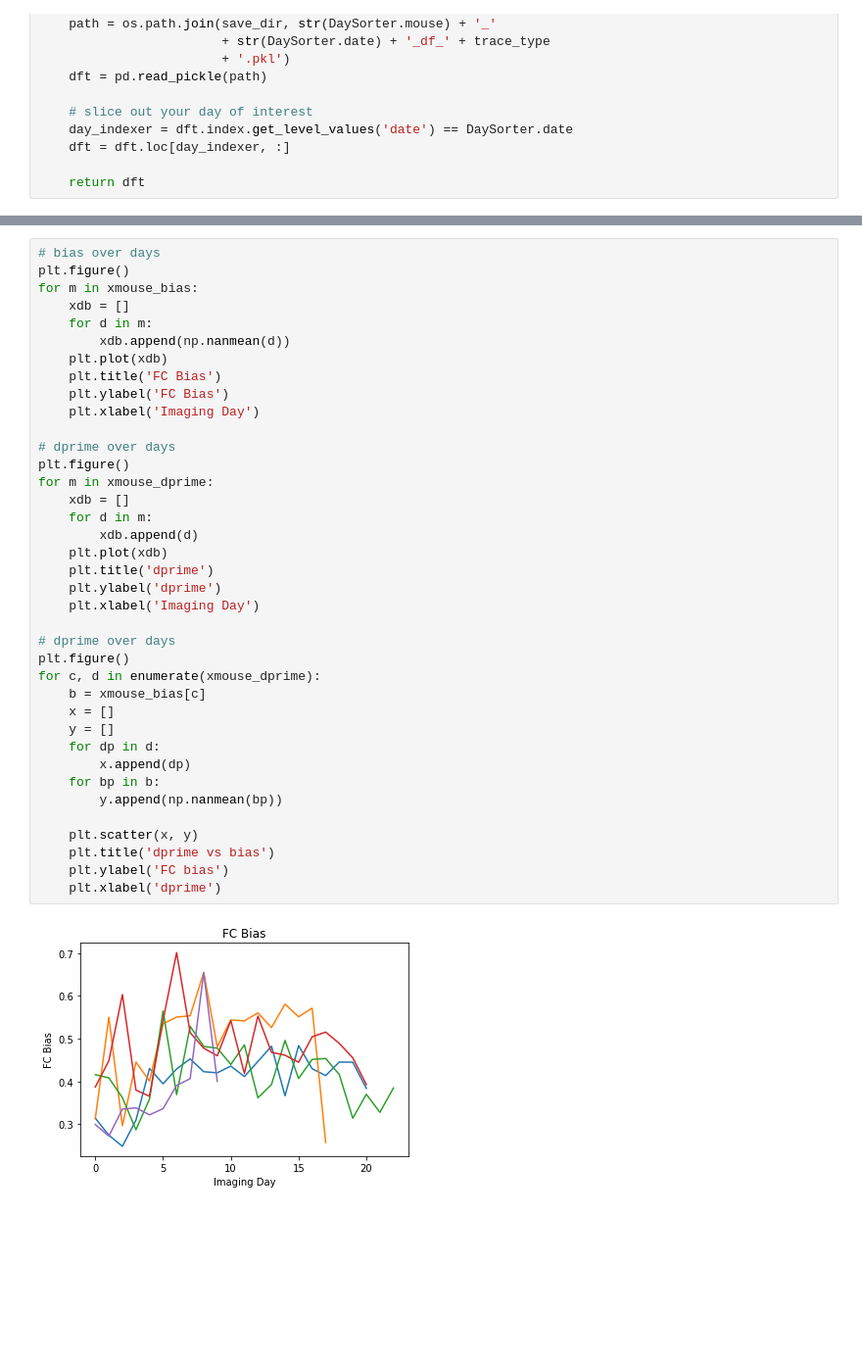
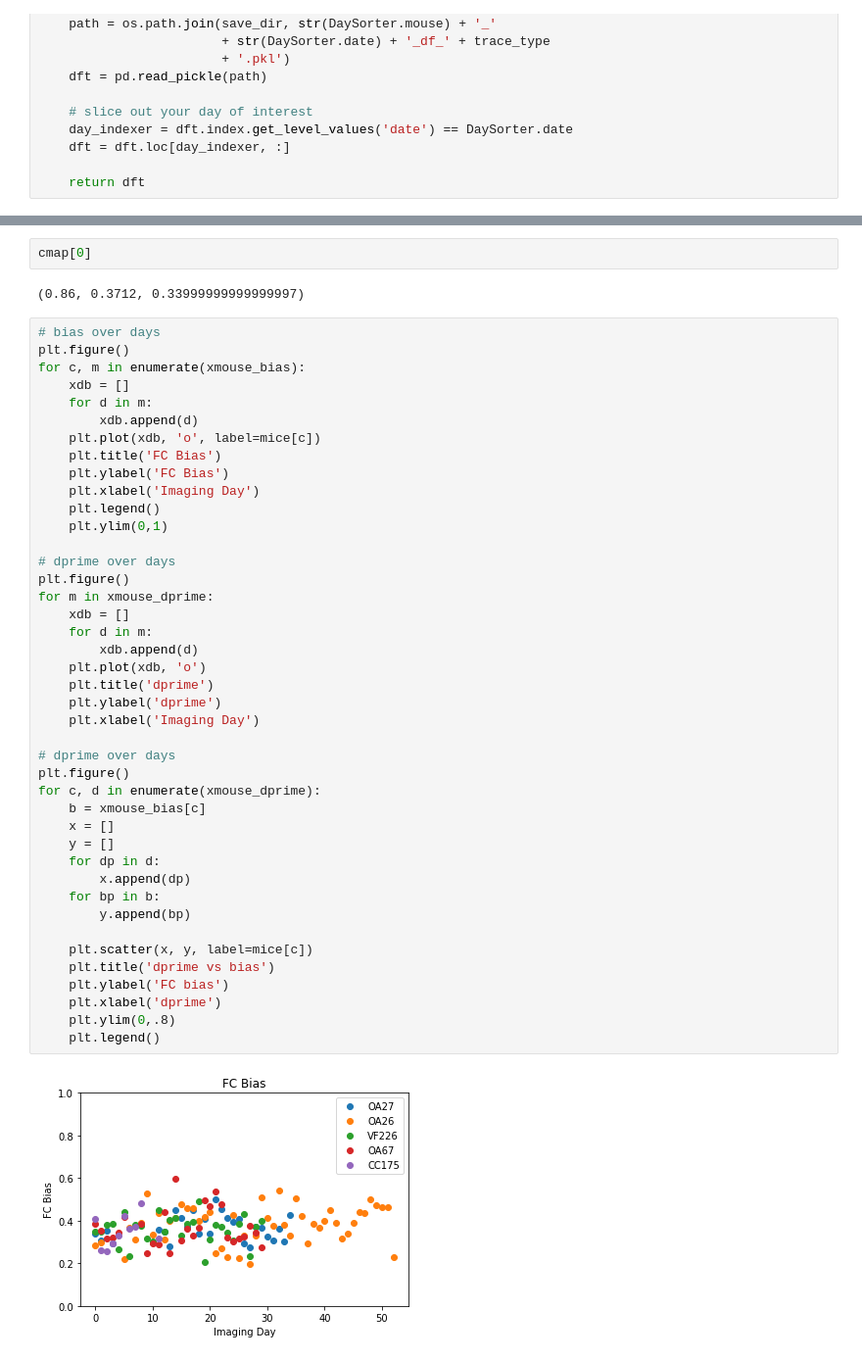
Before and after one commit to klmcguir/cascade, a Jupyter notebook: Mean response per cell per day.ipynb, the cells around one changed output, grey strips where cells are left out. Shown: that part at 98% size. Saved outputs shown, nothing was run; the diff lists cells and outputs as text; blank space fills up the shorter version.

```diff
--- a/Mean response per cell per day.ipynb
+++ b/Mean response per cell per day.ipynb
@@ -84,40 +173,48 @@ ValueError: x and y must have same first dimension, but have shapes (1,) and (2,
+# %%
+cmap[0]
+# %% [output]
+(0.86, 0.3712, 0.33999999999999997)
 # %%
 # bias over days
 plt.figure()
-for m in xmouse_bias:
+for c, m in enumerate(xmouse_bias):
     xdb = []
     for d in m:
-        xdb.append(np.nanmean(d))
-    plt.plot(xdb)
+        xdb.append(d)
+    plt.plot(xdb, 'o', label=mice[c])
     plt.title('FC Bias')
     plt.ylabel('FC Bias')
     plt.xlabel('Imaging Day')
+    plt.legend()
+    plt.ylim(0,1)
 
 # dprime over days
 plt.figure()
 for m in xmouse_dprime:
     xdb = []
     for d in m:
         xdb.append(d)
-    plt.plot(xdb)
+    plt.plot(xdb, 'o')
     plt.title('dprime')
     plt.ylabel('dprime')
     plt.xlabel('Imaging Day')
 
 # dprime over days
 plt.figure()
 for c, d in enumerate(xmouse_dprime):
     b = xmouse_bias[c]
     x = []
     y = []
     for dp in d:
         x.append(dp)
     for bp in b:
-        y.append(np.nanmean(bp))
+        y.append(bp)
 
-    plt.scatter(x, y)
+    plt.scatter(x, y, label=mice[c])
     plt.title('dprime vs bias')
     plt.ylabel('FC bias')
     plt.xlabel('dprime')
+    plt.ylim(0,.8)
+    plt.legend()
 # %% [output]
-[figure, old version]
+[figure, new version]
```
Also changed, not shown: parts of 23 cells of this notebook, 6 other files.
